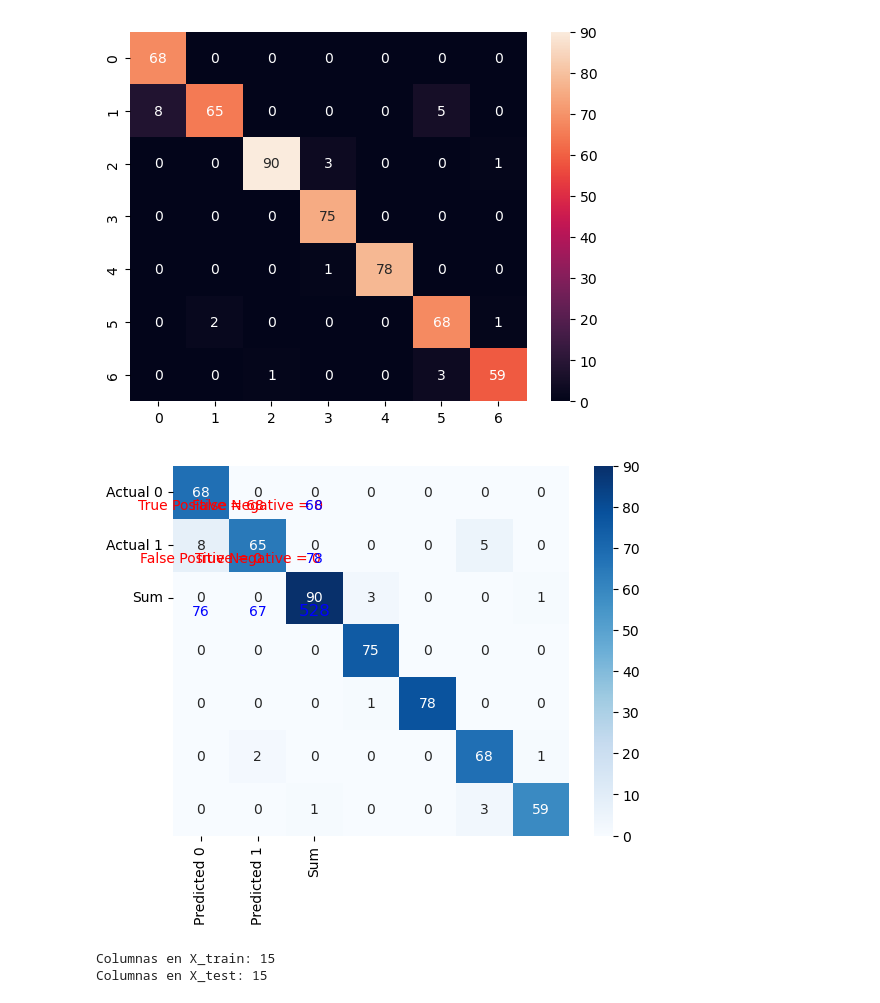
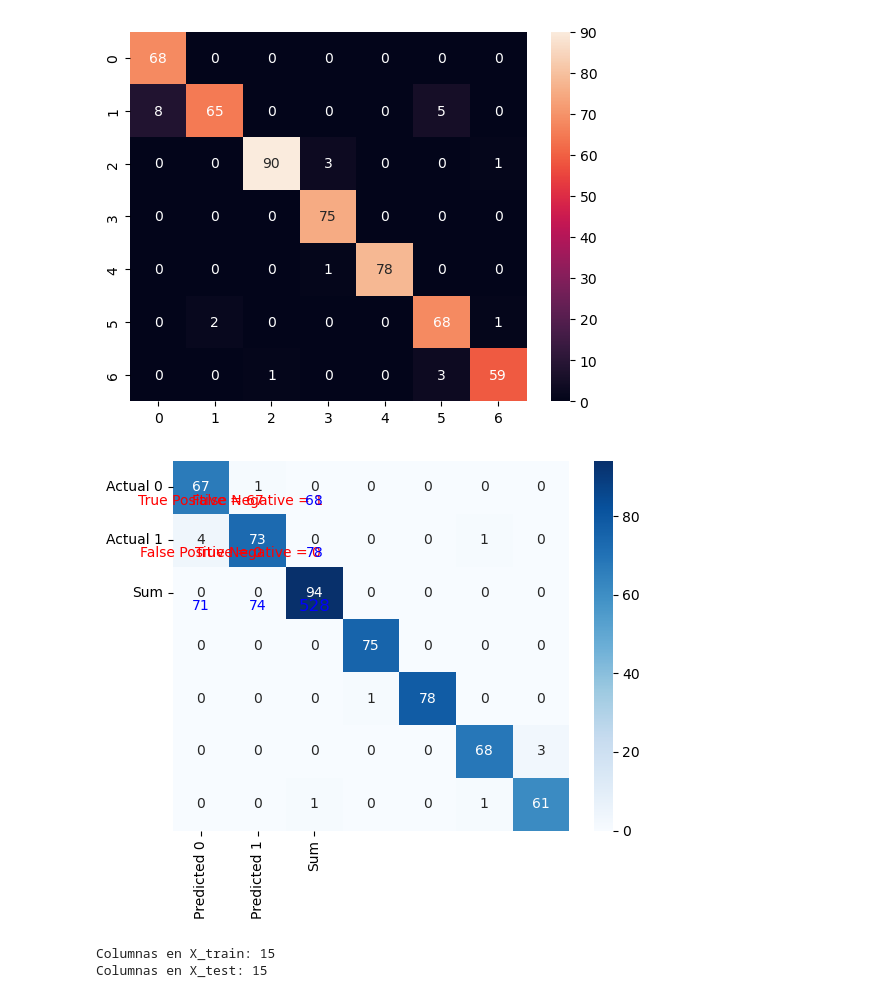
Before and after one commit to 2026362-Silvia/Machine-Learning, a Jupyter notebook: SilviaSolanoMarchini_1st_assessment_ML.ipynb, the cells around one changed output. Saved outputs shown, nothing was run; the diff lists cells and outputs as text; code cells hidden in the pictures.

```diff
--- a/SilviaSolanoMarchini_1st_assessment_ML.ipynb
+++ b/SilviaSolanoMarchini_1st_assessment_ML.ipynb
@@ -544,32 +541,34 @@ sns.heatmap(cm, annot = True)
 [figure]
 # %%
 # Call a method predict by using an object classifier 'cls_svm'
-y_25_predict = cls_svc.predict(X_test_25_scaled)
+if 'best_svc_models' in locals() and '25% Train' in best_svc_models:
+  cls_svc = best_svc_models['25% Train']
+else:
+  cls_svc.fit(X_train_25_scaled, y_train_25)
 
-# Calculate cm by calling a method named as 'confusion_matrix'
+y_predict_25 = cls_svc.predict(X_test_25_scaled)
+
+# Calculate cm by calling a method named 'confusion_matrix'
 cm = confusion_matrix(y_test_25, y_predict_25)
-
-# Define labels for the confusion matrix
-labels = ['True Positive', 'False Negative', 'False Positive', 'True Negative']
 
 # Create a heatmap with annotations and sum of rows/columns
 sns.heatmap(cm, annot=True, fmt='d', cmap='Blues', xticklabels=['Predicted 0', 'Predicted 1', 'Sum'], yticklabels=['Actual 0', 'Actual 1', 'Sum'])
 # Add labels for TP, FP, TN, FN
 for i in range(len(labels)):
     plt.text(i % 2 + 0.5, int(i / 2) + 0.75, str(labels[i]) + " = " + str(cm.flatten()[i]), color='red', fontsize=10, ha='center', va='center')
 
 # Add sum of rows and columns
 for i in range(2):
     plt.text(2.5, i + 0.75, str(cm.sum(axis=1)[i]), color='blue', fontsize=10, ha='center', va='center')
     plt.text(i + 0.5, 2.75, str(cm.sum(axis=0)[i]), color='blue', fontsize=10, ha='center', va='center')
 
 # Add overall sum
 plt.text(2.5, 2.75, str(cm.sum()), color='blue', fontsize=12, ha='center', va='center')
 
 # Show the plot
 plt.show()
 # %% [output]
-[figure, old version]
+[figure, new version]
 # %%
 print("Columnas en X_train:", X_train_25_scaled.shape[1])
 print("Columnas en X_test:", X_test_25_scaled.shape[1])
```
Also changed, not shown: parts of 24 cells of this notebook.
